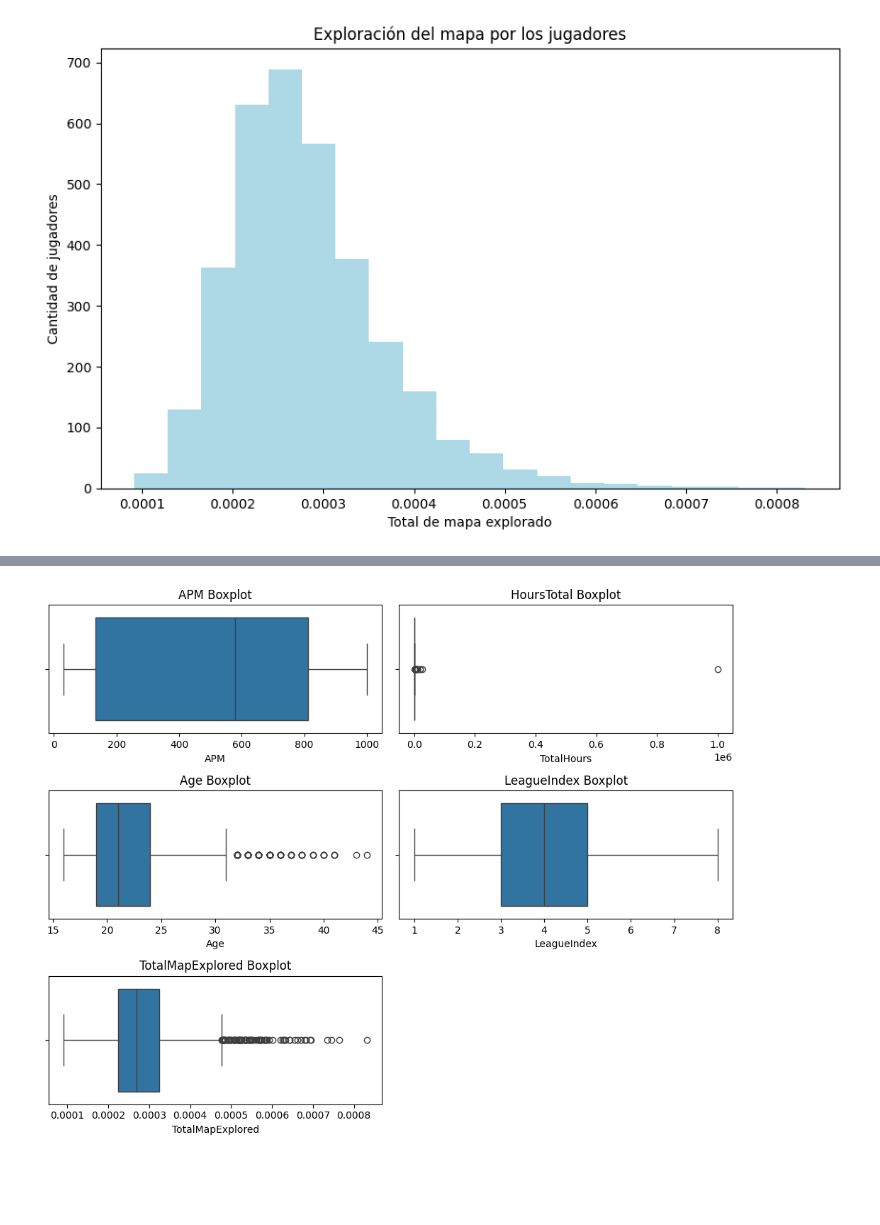
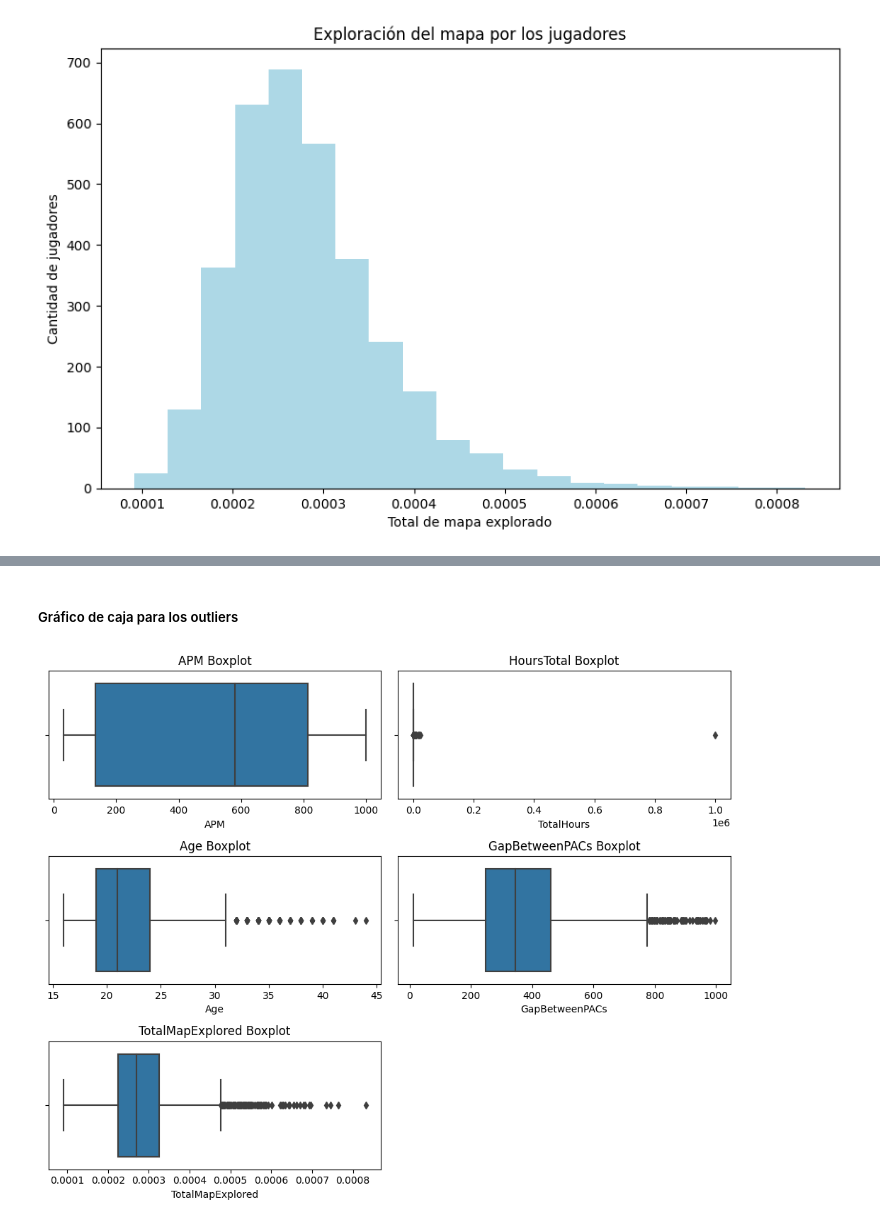
Before and after one commit to Nandocho8/Mineria, a Jupyter notebook: StarCraft.ipynb, the cells around one changed output, grey strips where cells are left out. Saved outputs shown, nothing was run; the diff lists cells and outputs as text; code cells hidden in the pictures; blank space fills up the shorter version.

```diff
--- a/StarCraft.ipynb
+++ b/StarCraft.ipynb
@@ -68,0 +68,3 @@ df = pd.read_csv('/content/drive/MyDrive/DUOC UC/SEMESTRE 7/Data Mining/Evaluaci
+# %%
+df = pd.read_csv('https://raw.githubusercontent.com/Nandocho8/Mineria/main/starcraft_duoc.csv',sep=';', low_memory=False)
+df.head()
@@ -320,10 +366,10 @@ plt.show()
 age_bins = [0, 21, 31, 41, float('inf')]  # Definir los límites de los rangos de edad
 
 # Crear una nueva columna en el DataFrame que contenga los rangos de edad
-df['Age_Group'] = pd.cut(df['Age'], bins=age_bins, labels=['0-20', '21-30', '31-40', '40+'])
+df_Age_Group = pd.cut(df['Age'], bins=age_bins, labels=['0-20', '21-30', '31-40', '40+'])
 
 # Contar la cantidad de jugadores en cada grupo de edad
-age_group_counts = df['Age_Group'].value_counts().sort_index()
+age_group_counts = df_Age_Group.value_counts().sort_index()
 
 # Crear el gráfico de barras
 plt.figure(figsize=(10, 6))
@@ -370,36 +489,38 @@ plt.show()
+# %% [markdown]
+##### Gráfico de caja para los outliers
 # %%
 # Aquí definimos el tamaño de la figura donde se mostrarán los gráficos
 plt.figure(figsize=(10, 8))
 
 # Boxplot para APM
 plt.subplot(3, 2, 1) # 3 filas, 2 columnas, primer gráfico
 sb.boxplot(x=df['APM'])
 plt.title('APM Boxplot')
 
 # Boxplot para HoursTotal
 plt.subplot(3, 2, 2) # 3 filas, 2 columnas, segundo gráfico
 sb.boxplot(x=df['TotalHours'])
 plt.title('HoursTotal Boxplot')
 
 # Boxplot para Age
 plt.subplot(3, 2, 3) # 3 filas, 2 columnas, tercer gráfico
 sb.boxplot(x=df['Age'])
 plt.title('Age Boxplot')
 
 # Boxplot para LeagueIndex
 plt.subplot(3, 2, 4) # 3 filas, 2 columnas, cuarto gráfico
-sb.boxplot(x=df['LeagueIndex'])
-plt.title('LeagueIndex Boxplot')
+sb.boxplot(x=df['GapBetweenPACs'])
+plt.title('GapBetweenPACs Boxplot')
 
 # Boxplot para TotalMapExplored
 plt.subplot(3, 2, 5) # 3 filas, 2 columnas, quinto gráfico
 sb.boxplot(x=df['TotalMapExplored'])
 plt.title('TotalMapExplored Boxplot')
 
 # Ajustar el diseño de los subplots
 plt.tight_layout()
 
 # Mostrar los boxplots
 plt.show()
 # %% [output]
-[figure, old version]
+[figure, new version]
```
Also changed, not shown: parts of 57 cells of this notebook.
